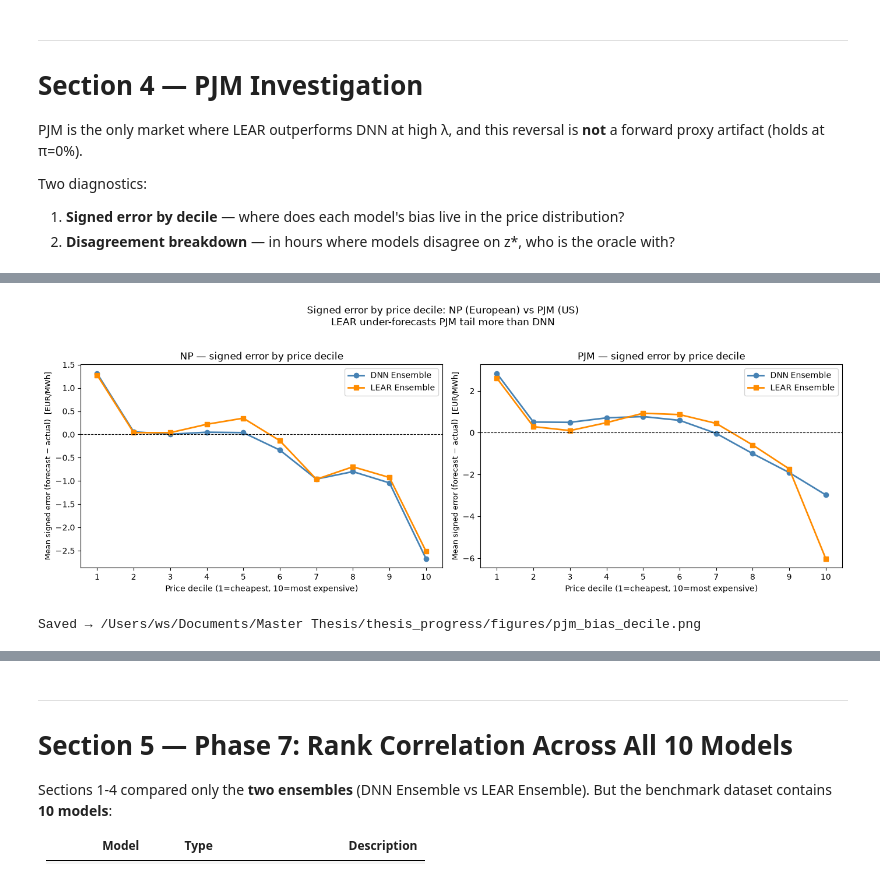
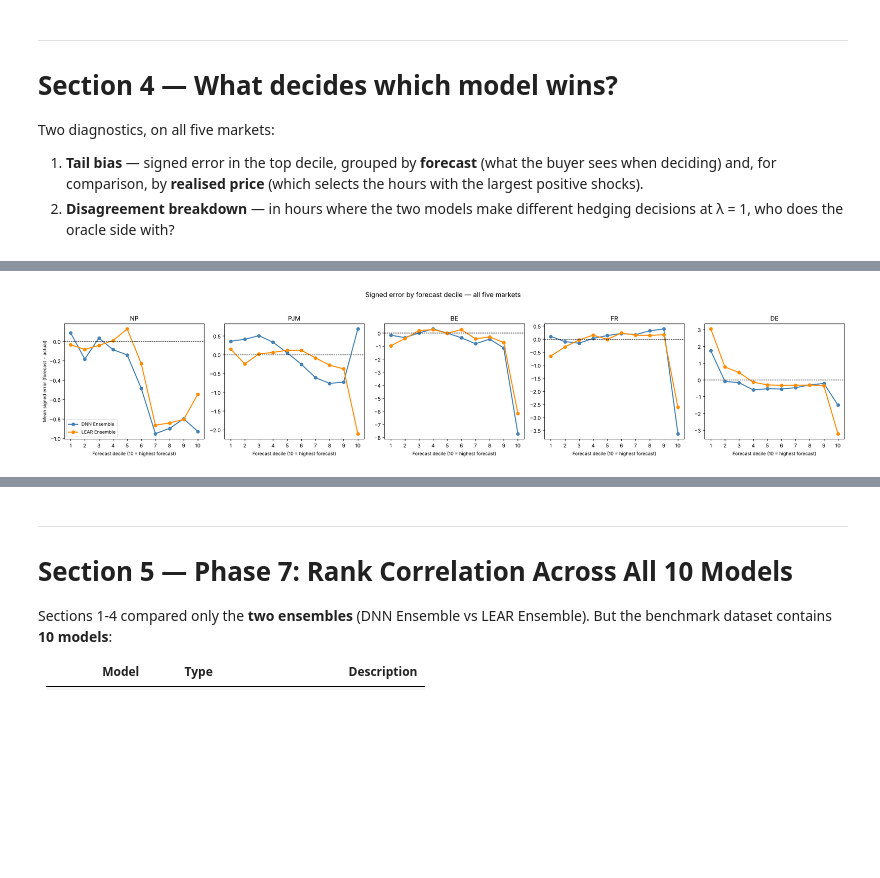
Before and after one commit to Ghaliblouz/Forecast-vs-Decision-value, a Jupyter notebook: notebooks/cross_market_decision.ipynb, the cells around one changed output, grey strips where cells are left out. Drawn from its saved outputs; the diff is of its cells as text; code cells hidden in the pictures; blank space fills up the shorter version.

```diff
--- a/notebooks/cross_market_decision.ipynb
+++ b/notebooks/cross_market_decision.ipynb
@@ -114,15 +40,14 @@ This cell takes ~10–15 minutes (10 regret loops × ~15k hours each).
 # %%
 all_regret = {}   # market -> {'DNN': df, 'LEAR': df}
+data = {}         # market -> benchmark forecasts
 
 for market, path in MARKET_FILES.items():
-    df   = pd.read_csv(path, index_col=0, parse_dates=True)
-    f_pi = df['Real price'].shift(1).rolling(WINDOW).mean() * (1 + PREMIUM)
-    print(f'\n{market} ({len(df)} hours)  DNN...', end=' ', flush=True)
-    reg_dnn  = compute_regret(df, 'DNN Ensemble',  f_pi, WINDOW, ALPHA, LAMBDAS)
-    print('LEAR...', end=' ', flush=True)
-    reg_lear = compute_regret(df, 'LEAR Ensemble', f_pi, WINDOW, ALPHA, LAMBDAS)
-    print('done')
-    all_regret[market] = {'DNN': reg_dnn, 'LEAR': reg_lear}
-
-print('\nAll markets done.')
+    df = pd.read_csv(path, index_col=0, parse_dates=True)
+    data[market] = df
+    f_pi = forward_proxy(df['Real price'], WINDOW, PREMIUM)
+    all_regret[market] = {
+        'DNN':  compute_regret(df, 'DNN Ensemble',  f_pi, WINDOW, ALPHA, LAMBDAS),
+        'LEAR': compute_regret(df, 'LEAR Ensemble', f_pi, WINDOW, ALPHA, LAMBDAS),
+    }
+    print(f'{market}: {len(df)} hours, {len(all_regret[market]["DNN"])} evaluated')
 # %% [output]
@@ -390,39 +268,38 @@ Saved → /Users/ws/Documents/Master Thesis/thesis_progress/figures/cross_market
 # %% [markdown]
 ---
-# Section 4 — PJM Investigation
+# Section 4 — What decides which model wins?
 
-PJM is the only market where LEAR outperforms DNN at high λ, and this reversal is **not** a forward proxy artifact (holds at π=0%).
-
-Two diagnostics:
-1. **Signed error by decile** — where does each model's bias live in the price distribution?
-2. **Disagreement breakdown** — in hours where models disagree on z*, who is the oracle with?
+Two diagnostics, on all five markets:
+1. **Tail bias** — signed error in the top decile, grouped by **forecast** (what the buyer sees when deciding) and, for comparison, by **realised price** (which selects the hours with the largest positive shocks).
+2. **Disagreement breakdown** — in hours where the two models make different hedging decisions at λ = 1, who does the oracle side with?
 # %%
-# ── Check 1: signed error by decile — NP vs PJM ─────────────────────────
-fig, axes = plt.subplots(1, 2, figsize=(14, 5))
+# ── Check 1: tail bias by forecast decile vs by realised-price decile ────
+rows = []
+for market, df in data.items():
+    for model in ['DNN Ensemble', 'LEAR Ensemble']:
+        c = tail_calibration(df, model)
+        rows.append({'Market': market, 'Model': model.split()[0],
+                     'Bias, top forecast decile': c['bias_top_forecast'],
+                     'Bias, top realised-price decile': c['bias_top_realised']})
+bias_table = pd.DataFrame(rows).set_index(['Market', 'Model'])
+print('Mean signed error (forecast − actual) in the top decile, evaluation hours [EUR/MWh]\n')
+print(bias_table.round(2).to_string())
 
-for ax, market in zip(axes, ['NP', 'PJM']):
-    df = pd.read_csv(MARKET_FILES[market], index_col=0, parse_dates=True)
-    deciles = pd.qcut(df['Real price'], 10, labels=False) + 1
-    dnn_bias  = [(df['DNN Ensemble']  - df['Real price'])[deciles == d].mean() for d in range(1,11)]
-    lear_bias = [(df['LEAR Ensemble'] - df['Real price'])[deciles == d].mean() for d in range(1,11)]
-
-    x = list(range(1, 11))
-    ax.plot(x, dnn_bias,  marker='o', color='steelblue',  linewidth=2, label='DNN Ensemble')
-    ax.plot(x, lear_bias, marker='s', color='darkorange', linewidth=2, label='LEAR Ensemble')
+fig, axes = plt.subplots(1, 5, figsize=(22, 4.5))
+x = list(range(1, 11))
+for ax, (market, df) in zip(axes, data.items()):
+    for model, color in [('DNN Ensemble', 'steelblue'), ('LEAR Ensemble', 'darkorange')]:
+        dec = pd.qcut(df[model], 10, labels=False) + 1          # decile of the FORECAST
+        bias = [(df[model] - df['Real price'])[dec == d].mean() for d in x]
+        ax.plot(x, bias, marker='o', color=color, linewidth=2, label=model)
     ax.axhline(0, color='black', linewidth=0.8, linestyle='--')
-    ax.set_title(f'{market} — signed error by price decile', fontsize=12)
-    ax.set_xlabel('Price decile (1=cheapest, 10=most expensive)', fontsize=10)
-    ax.set_ylabel('Mean signed error (forecast − actual)  [EUR/MWh]', fontsize=9)
+    ax.set_title(market, fontsize=12)
+    ax.set_xlabel('Forecast decile (10 = highest forecast)', fontsize=9)
     ax.set_xticks(x)
-    ax.legend(fontsize=10)
-
-    # Print decile 10 values
-    print(f'{market}: DNN decile-10 bias = {dnn_bias[-1]:.3f},  LEAR = {lear_bias[-1]:.3f}')
-
-fig.suptitle('Signed error by price decile: NP (European) vs PJM (US)\n'
-             'LEAR under-forecasts PJM tail more than DNN', fontsize=12, y=1.02)
+axes[0].set_ylabel('Mean signed error (forecast − actual)', fontsize=9)
+axes[0].legend(fontsize=9)
+fig.suptitle('Signed error by forecast decile — all five markets', fontsize=13, y=1.03)
 plt.tight_layout()
-plt.savefig(FIG_DIR / 'pjm_bias_decile.png', dpi=150, bbox_inches='tight')
+plt.savefig(FIG_DIR / 'tail_bias_by_forecast_decile.png', dpi=150, bbox_inches='tight')
 plt.show()
-print(f'Saved → {FIG_DIR / "pjm_bias_decile.png"}')
 # %% [output]
@@ -431,3 +320,2 @@ PJM: DNN decile-10 bias = -2.973,  LEAR = -6.017
-[figure, old version]
+[figure, new version]
-Saved → /Users/ws/Documents/Master Thesis/thesis_progress/figures/pjm_bias_decile.png
 # %%
```
Also changed, not shown: parts of 20 cells of this notebook, 23 other files.
